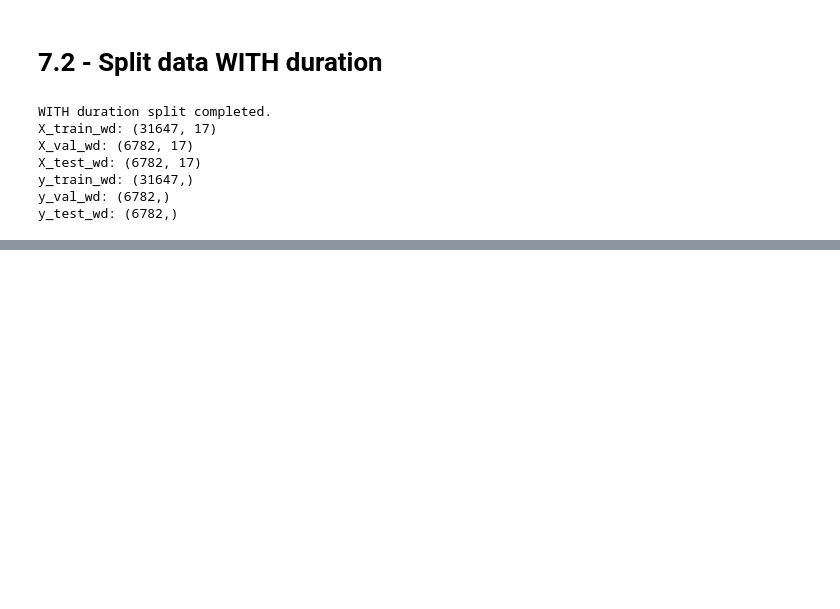
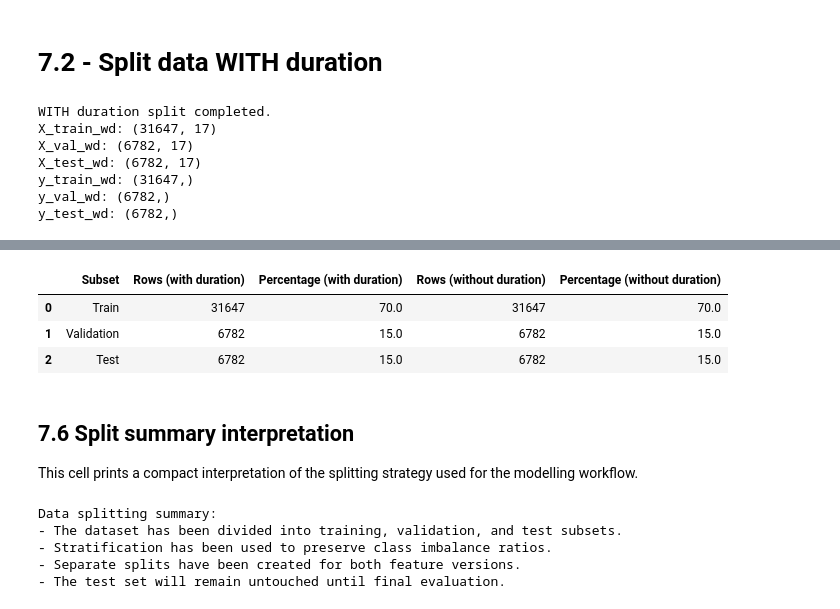
Before and after one commit to nidhisingn/14350889_Artificial-Neural-Networks_6009-CMD_NS, a Jupyter notebook: NS_14350889_ANN_PART_A.ipynb, the cells around one changed output, grey strips where cells are left out. Cells and saved outputs as stored; diff of their text form; code cells hidden in the pictures; blank space fills up the shorter version.

```diff
--- a/NS_14350889_ANN_PART_A.ipynb
+++ b/NS_14350889_ANN_PART_A.ipynb
@@ -1124,0 +1214,45 @@ y_test_wd: (6782,)
+# %%
+# Confirm split proportions
+
+total_rows = len(y)
+
+split_summary = pd.DataFrame({
+    "Subset": ["Train", "Validation", "Test"],
+    "Rows (with duration)": [len(y_train_wd), len(y_val_wd), len(y_test_wd)],
+    "Percentage (with duration)": [
+        round(len(y_train_wd) / total_rows * 100, 2),
+        round(len(y_val_wd) / total_rows * 100, 2),
+        round(len(y_test_wd) / total_rows * 100, 2),
+    ],
+    "Rows (without duration)": [len(y_train_wod), len(y_val_wod), len(y_test_wod)],
+    "Percentage (without duration)": [
+        round(len(y_train_wod) / total_rows * 100, 2),
+        round(len(y_val_wod) / total_rows * 100, 2),
+        round(len(y_test_wod) / total_rows * 100, 2),
+    ]
+})
+
+display(split_summary)
+# %% [output]
+|  | Subset | Rows (with duration) | Percentage (with duration) | Rows (without duration) | Percentage (without duration) |
+| 0 | Train | 31647 | 70.0 | 31647 | 70.0 |
+| 1 | Validation | 6782 | 15.0 | 6782 | 15.0 |
+| 2 | Test | 6782 | 15.0 | 6782 | 15.0 |
+# %% [markdown]
+## 7.6 Split summary interpretation
+
+This cell prints a compact interpretation of the splitting strategy used for the modelling workflow.
+# %%
+# Section 7.6 - Interpretation
+
+print("Data splitting summary:")
+print("- The dataset has been divided into training, validation, and test subsets.")
+print("- Stratification has been used to preserve class imbalance ratios.")
+print("- Separate splits have been created for both feature versions.")
+print("- The test set will remain untouched until final evaluation.")
+# %% [output]
+Data splitting summary:
+- The dataset has been divided into training, validation, and test subsets.
+- Stratification has been used to preserve class imbalance ratios.
+- Separate splits have been created for both feature versions.
+- The test set will remain untouched until final evaluation.
```
Also changed, not shown: parts of 27 cells of this notebook.
